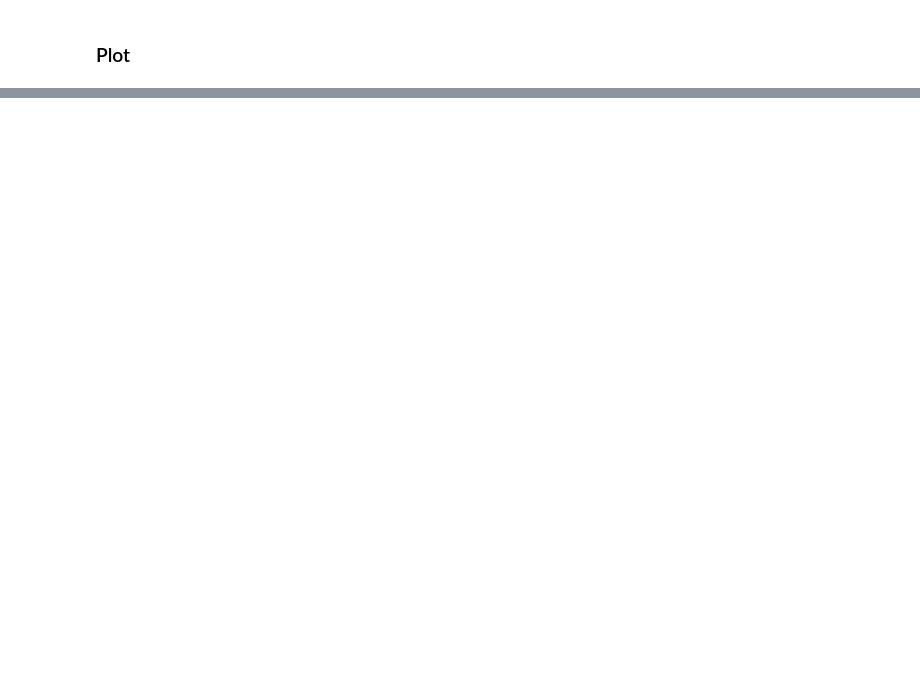
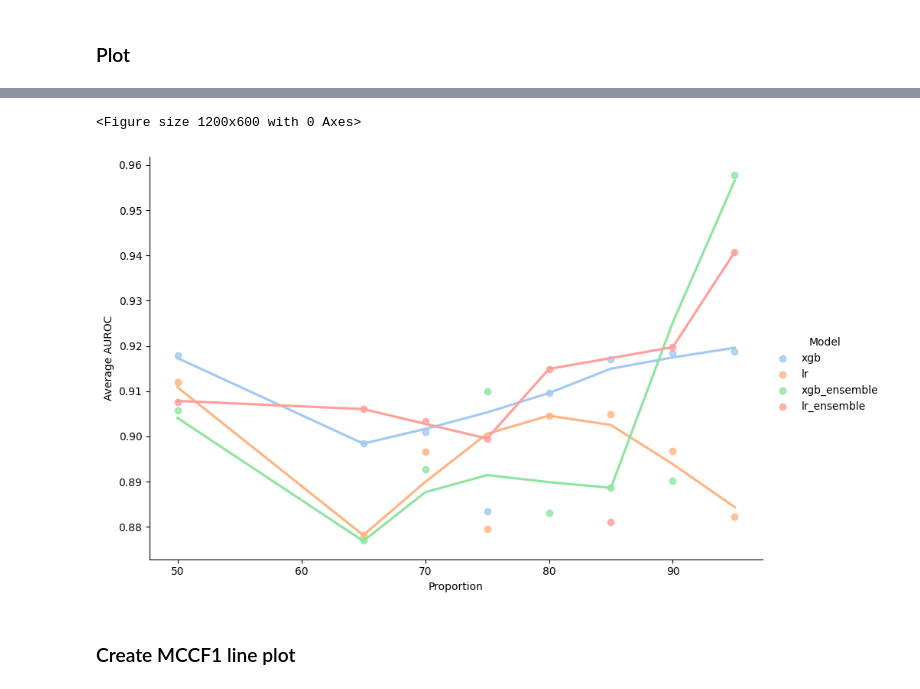
Before and after one commit to ryashpal/mortality, a Jupyter notebook: mortality_prediction/sepsis_icd/03_experiment_imbalance/03_analyse.ipynb, the cells around one changed output, grey strips where cells are left out. Cells and saved outputs as stored; diff of their text form; code cells hidden in the pictures; blank space fills up the shorter version.

```diff
--- a/mortality_prediction/sepsis_icd/03_experiment_imbalance/03_analyse.ipynb
+++ b/mortality_prediction/sepsis_icd/03_experiment_imbalance/03_analyse.ipynb
@@ -109,0 +113,27 @@ plt.show()
+# %%
+aurocLinePlotDf.Proportion = aurocLinePlotDf.Proportion.apply(lambda x: int(x.split('_')[0]))
+# %%
+import matplotlib.pyplot as plt
+import seaborn as sns
+
+
+plt.figure(figsize=(12,6))
+ax = sns.lmplot(
+    data=aurocLinePlotDf,
+    x='Proportion',
+    y='Average AUROC Score',
+    hue='Model',
+    palette=sns.color_palette("pastel"),
+    height=6,
+    aspect=1.5,
+    lowess=True,
+    # robust=True,
+    )
+ax.set(xlabel='Proportion')
+ax.set(ylabel='Average AUROC')
+plt.show()
+# %% [output]
+<Figure size 1200x600 with 0 Axes>
+[figure, added]
+# %% [markdown]
+### Create MCCF1 line plot
```
Also changed, not shown: parts of 17 cells of this notebook, 1 other file.
